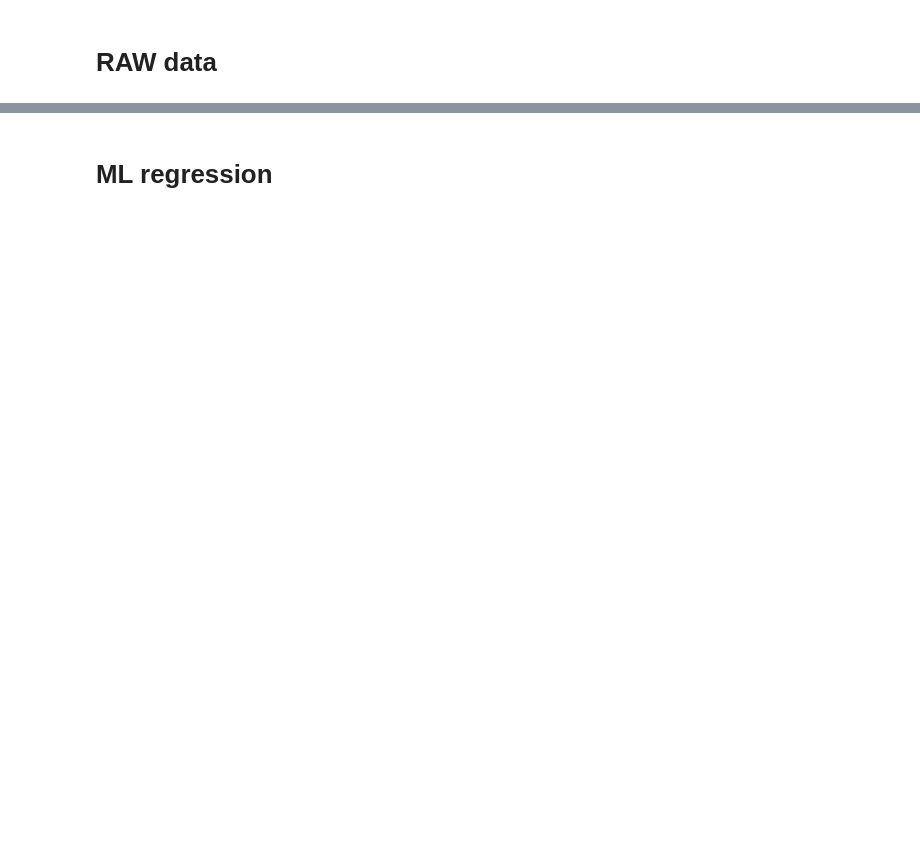
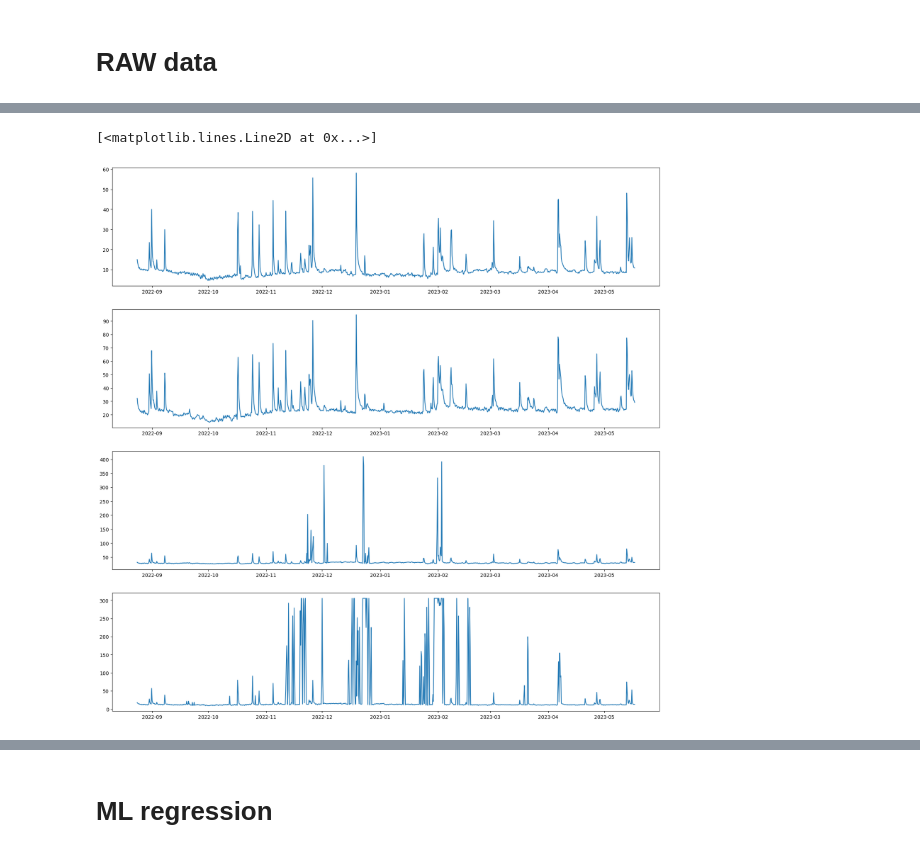
Before and after one commit to future-water/waller-creek-model, a Jupyter notebook: hydroML/MLregression.ipynb, the cells around one changed output, grey strips where cells are left out. Drawn from its saved outputs; the diff is of its cells as text; code cells hidden in the pictures; blank space fills up the shorter version.

```diff
--- a/hydroML/MLregression.ipynb
+++ b/hydroML/MLregression.ipynb
@@ -59,0 +89,10 @@ Time
+# %%
+concatenated = pd.concat([b2, b3, b4, b5], axis=1)
+concatenated = concatenated.set_index(b2.index)
+
+# interpolate using the index method
+interpolated = concatenated.interpolate(method='index')
+# %%
+df = interpolated
+df.columns = ['bridge2', 'bridge3', 'bridge4', 'bridge5']
+df
@@ -59,0 +114,5 @@ Time
+# %%
+df = df * 0.1
+df = df.round(1)
+#df['rain'] = df['rain']*10
+df
@@ -59,0 +134,12 @@ Time
+# %%
+df = df['2022-08-24':'2023-05-17']
+# %%
+fig, ax = plt.subplots(4, 1, figsize=(20, 20))
+
+ax[0].plot(df.index, df['bridge2'])
+ax[1].plot(df['bridge3'])
+ax[2].plot(df['bridge4'])
+ax[3].plot(df['bridge5'])
+# %% [output]
+[<matplotlib.lines.Line2D at 0x...>]
+[figure, added]
```
Also changed, not shown: parts of 68 cells of this notebook.
